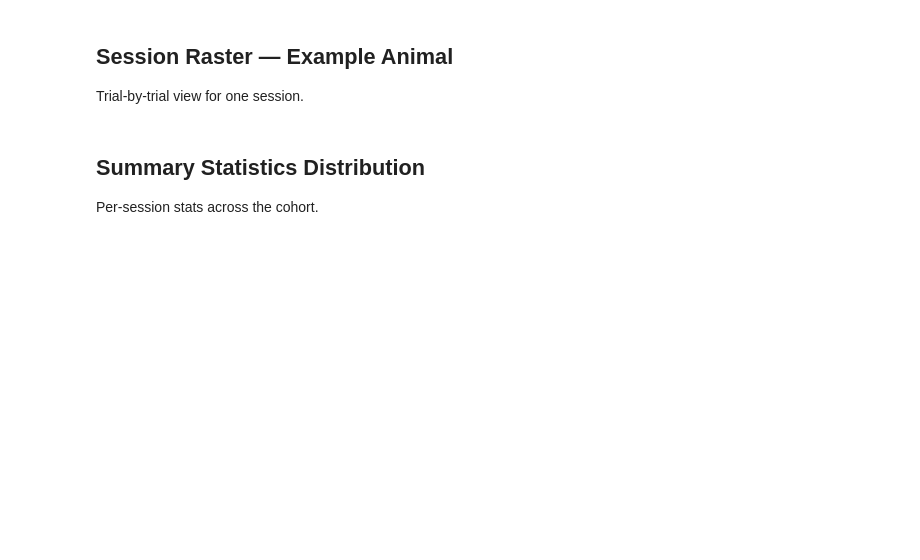
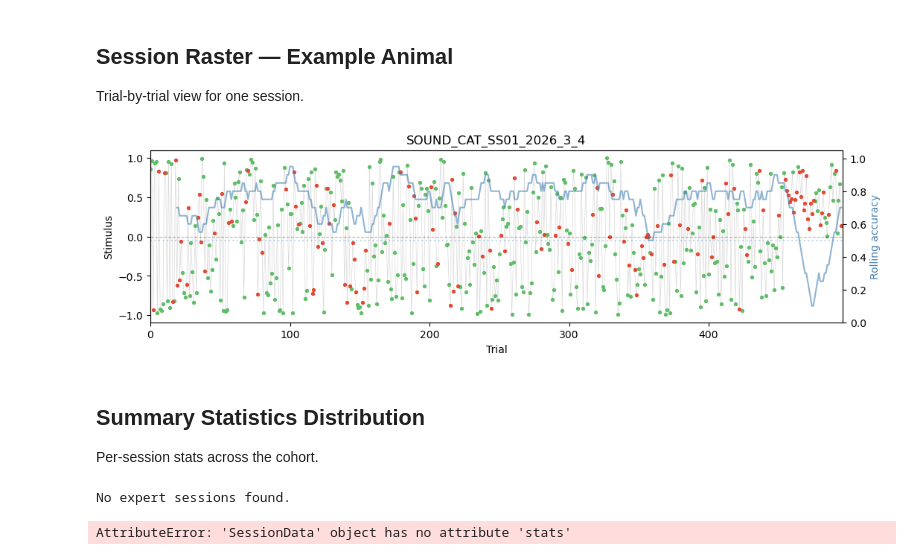
Before and after one commit to serkanshentyurk/sound_categorisation, a Jupyter notebook: notebooks/01_data_task_overview.ipynb, the cells around one changed output. Cells and saved outputs as stored; diff of their text form; code cells hidden in the pictures; blank space fills up the shorter version.

```diff
--- a/notebooks/01_data_task_overview.ipynb
+++ b/notebooks/01_data_task_overview.ipynb
@@ -97,7 +122,7 @@ animals_with_expert = []
 for aid in sorted(experiment.animals.keys()):
     animal = experiment.get_animal(aid)
     try:
-        sessions = select_sessions(animal, preset='expert_uniform')
+        sessions = select_sessions(animal, preset='uniform')
         if len(sessions) >= 3:
             animals_with_expert.append((aid, sessions))
     except Exception:
@@ -191,13 +220,15 @@ Trial-by-trial view for one session.
 # %%
 # Pick first animal with data
 aid = sorted(experiment.animals.keys())[0]
 animal = experiment.get_animal(aid)
 sessions = filter_trials(list(animal.sessions))
 
 if sessions:
-    raster = compute_session_raster(sessions[0])
+    raster = compute_session_raster(sessions[40])
     fig, ax = plot_session_raster(raster, window=20)
     plt.show()
+# %% [output]
+[figure, added]
 # %% [markdown]
 ## Summary Statistics Distribution
 
@@ -238,6 +269,8 @@ if all_stats:
     plt.show()
 else:
     print('No expert sessions found.')
+# %% [output]
+No expert sessions found.
 # %%
 # --- Summary Statistics Diagnostic ---
 # Check which stats produce NaN or have degenerate distributions,
@@ -337,3 +370,5 @@ if len(const_stats) > 0:
         print(f'  {row["stat"]} ← DROP')
 else:
     print('\nNo constant stats detected.')
+# %% [output]
+AttributeError: 'SessionData' object has no attribute 'stats'
```
Also changed, not shown: parts of 5 cells of this notebook, 2 other files.
